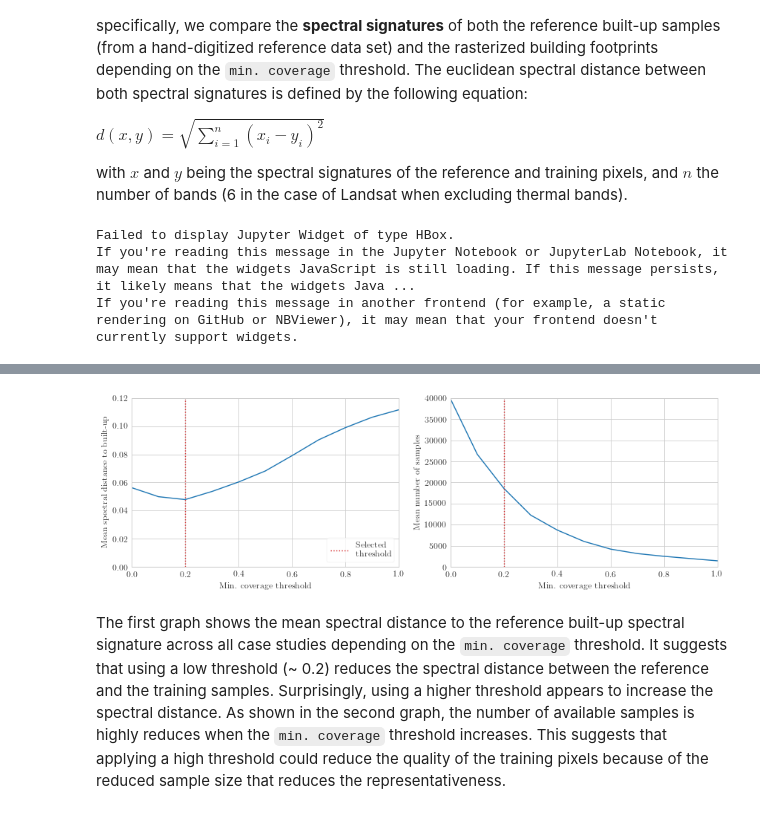
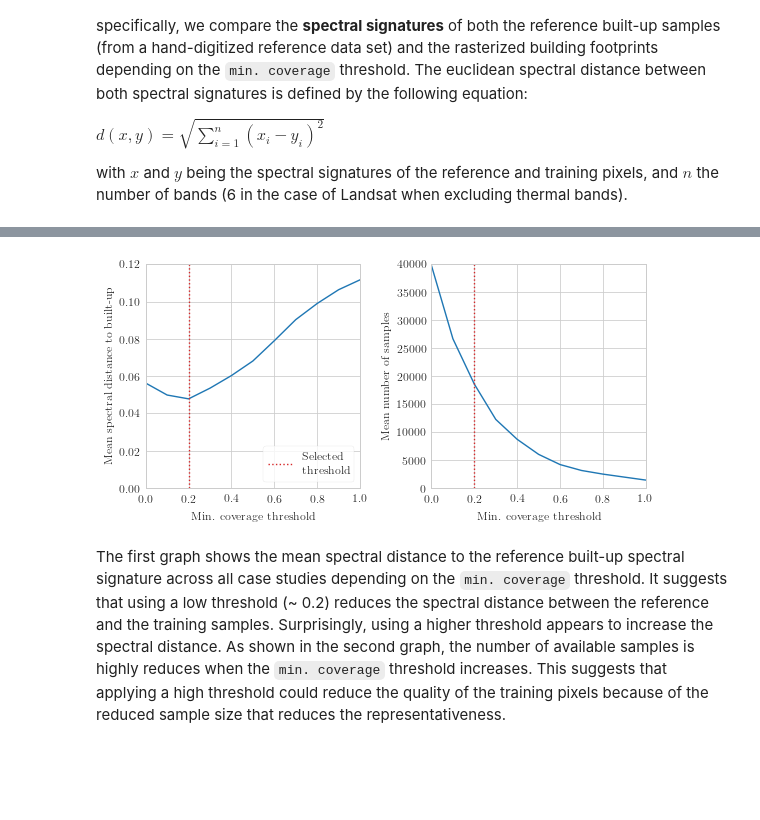
Before and after one commit to yannforget/builtup-classification-osm, a Jupyter notebook: notebooks/03-Buildings_Footprints.ipynb, the cells around one changed output, grey strips where cells are left out. Cells and saved outputs as stored; diff of their text form; code cells hidden in the pictures; blank space fills up the shorter version.

```diff
--- a/notebooks/03-Buildings_Footprints.ipynb
+++ b/notebooks/03-Buildings_Footprints.ipynb
@@ -49,7 +49,7 @@ plt.rc('text', usetex=True)
 Data availability can be expressed in terms of: (1) the number of objects (polygons), and (2) the total surface of the objects. Additionnaly, the median surface of the buildings footprints is computed for each case study in order to compare it to the surface of a Landsat pixel.
 # %%
 availability = pd.DataFrame(index=CITIES, columns=['Polygons', 'Total surface', 'Median surface'])
-progress = tqdm(total=len(CITIES))
+#progress = tqdm(total=len(CITIES))
 
 for city_name in CITIES:
 
@@ -58,6 +58,6 @@ for city_name in CITIES:
     availability.at[(city_name, 'Polygons')] = len(buildings)
     availability.at[(city_name, 'Total surface')] = buildings.area.sum() * 1e-4  # In hectares
     availability.at[(city_name, 'Median surface')] = np.median(buildings.area)  # In m2
-    progress.update(1)
+    #progress.update(1)
 
-progress.close()
+#progress.close()
@@ -116,7 +112,7 @@ min_cover_values = np.arange(0, 1.1, 0.1)
 spectral_distance = pd.DataFrame(index=CITIES, columns=min_cover_values)
 samples_count = pd.DataFrame(index=CITIES, columns=min_cover_values)
 
-progress = tqdm(total=len(CITIES) * len(min_cover_values))
+#progress = tqdm(total=len(CITIES) * len(min_cover_values))
 
 for city_name in CITIES:
 
@@ -135,13 +131,9 @@ for city_name in CITIES:
         dist = euclidean_distance(sign_y, sign_ref)
         spectral_distance.at[(city_name, min_cover)] = dist
         samples_count.at[(city_name, min_cover)] = np.count_nonzero(buildings)
-        progress.update(1)
+        #progress.update(1)
 
-progress.close()
+#progress.close()
-# %% [output]
-Failed to display Jupyter Widget of type HBox.
-If you're reading this message in the Jupyter Notebook or JupyterLab Notebook, it may mean that the widgets JavaScript is still loading. If this message persists, it likely means that the widgets Java ...
-If you're reading this message in another frontend (for example, a static rendering on GitHub or NBViewer), it may mean that your frontend doesn't currently support widgets.
 # %%
 spectral_distance
 # %% [output]
@@ -171,28 +163,28 @@ samples_count
 | saint_louis | 15397 | 11542 | 8394 | 5644 | 3895 | 2507 | 1729 | ... |
 | windhoek | 5507 | 4201 | 3212 | 2292 | 1823 | 1390 | 1026 | ... |
 # %%
-f, axes = plt.subplots(1, 2, figsize=(12, 4))
+f, axes = plt.subplots(1, 2, figsize=(8, 4))
 
 axes[0].plot(spectral_distance.mean(axis=0))
 axes[0].axvline(x=0.2, color='C3', linestyle=':', label='Selected\nthreshold')
 axes[0].set_xlim(0, 1.0)
 axes[0].set_ylim(0, 0.12)
 axes[0].legend(frameon=True)
 axes[0].set_xlabel('Min. coverage threshold')
 axes[0].set_ylabel('Mean spectral distance to built-up')
 
 axes[1].plot(samples_count.mean(axis=0))
 axes[1].axvline(x=0.2, color='C3', linestyle=':')
 axes[1].set_xlim(0, 1.0)
 axes[1].set_ylim(0, 40000)
 axes[1].set_xlabel('Min. coverage threshold')
 axes[1].set_ylabel('Mean number of samples')
 
 f.tight_layout()
 f.savefig('../paper/figures/buildings_mincov.pdf')
 f.savefig('../paper/figures/buildings_mincov.png');
 # %% [output]
-[figure, old version]
+[figure, new version]
 # %% [markdown]
 The first graph shows the mean spectral distance to the reference built-up spectral signature across all case studies depending on the `min. coverage` threshold. It suggests that using a low threshold (~ 0.2) reduces the spectral distance between the reference and the training samples. Surprisingly, using a higher threshold appears to increase the spectral distance. As shown in the second graph, the number of available samples is highly reduces when the `min. coverage` threshold increases. This suggests that applying a high threshold could reduce the quality of the training pixels because of the reduced sample size that reduces the representativeness.
 
```
Also changed, not shown: parts of 2 cells of this notebook, 4 other files.
